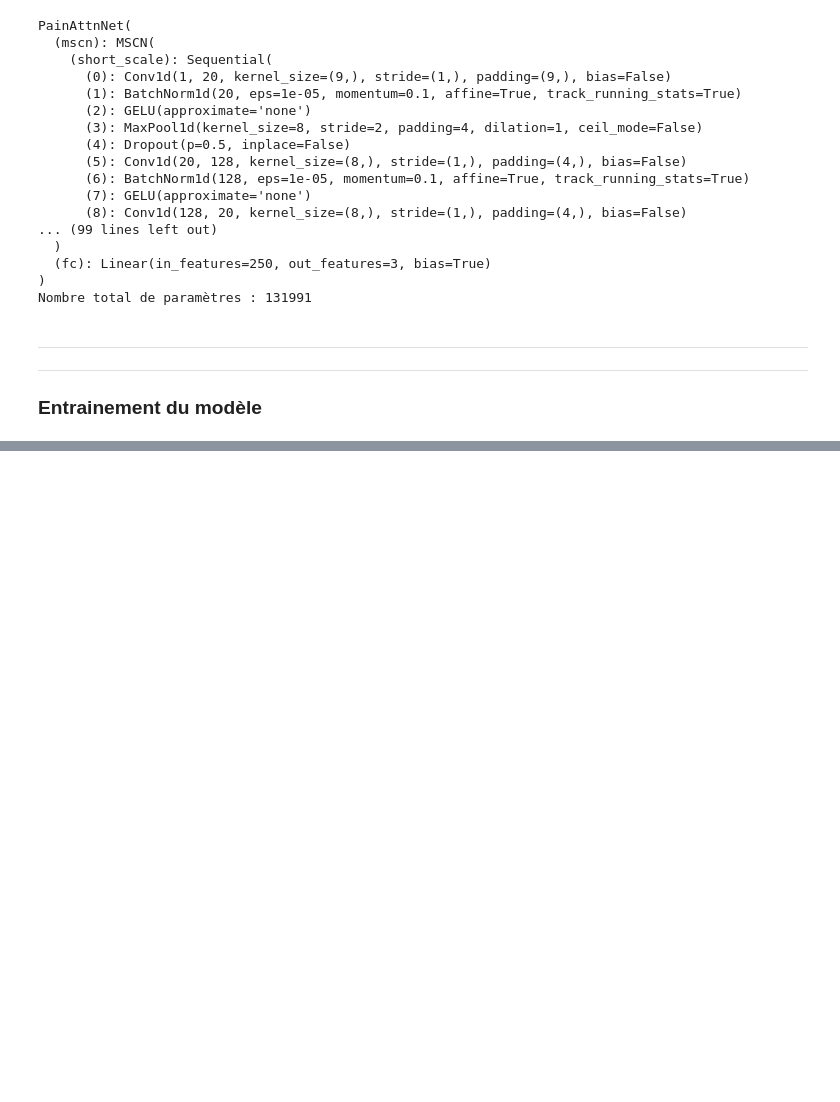
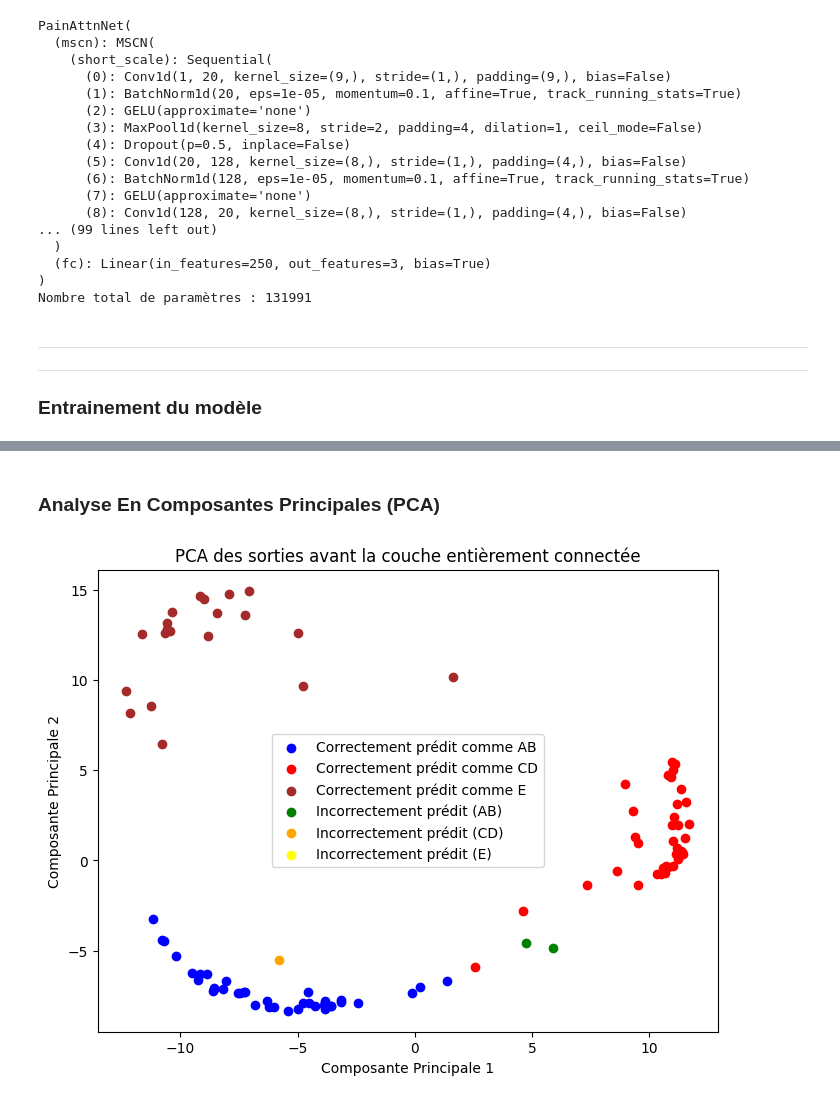
Before and after one commit to deubn31/PTI-Analyse-Classification-de-signaux-EEG, a Jupyter notebook: Classification Supervisée.ipynb, the cells around one changed output, grey strips where cells are left out. Saved outputs shown, nothing was run; the diff lists cells and outputs as text; code cells hidden in the pictures; blank space fills up the shorter version.

```diff
--- a/Classification Supervisée.ipynb
+++ b/Classification Supervisée.ipynb
@@ -1056,0 +959,46 @@ plt.legend()"""
+# %% [markdown]
+### Analyse En Composantes Principales (PCA)
+# %%
+from sklearn.decomposition import PCA
+
+# Convertir les tenseurs en tableaux numpy
+outputbeforefc_np = outputbeforefc.cpu().numpy()
+target_np = target.cpu().numpy()
+pred_np = pred.cpu().numpy()
+
+# Effectuer l'analyse PCA
+pca = PCA(n_components=2)  # Réduire à 2 composantes pour la visualisation
+pca_result = pca.fit_transform(outputbeforefc_np)
+
+# Remplacer la sortie originale par le résultat de la PCA
+output_np = pca_result
+
+# Tracer les résultats de la PCA
+plt.figure(figsize=(8, 6))
+
+# Indices des prédictions correctes et incorrectes pour chaque classe
+index_correct_AB = np.where(np.logical_and(target_np == pred_np, target_np == 0))
+index_correct_CD = np.where(np.logical_and(target_np == pred_np, target_np == 1))
+index_correct_E = np.where(np.logical_and(target_np == pred_np, target_np == 2))
+
+index_incorrect_AB = np.where(np.logical_and(target_np != pred_np, target_np == 0))
+index_incorrect_CD = np.where(np.logical_and(target_np != pred_np, target_np == 1))
+index_incorrect_E = np.where(np.logical_and(target_np != pred_np, target_np == 2))
+
+# Tracer les points pour chaque classe et chaque type de prédiction
+plt.scatter(output_np[index_correct_AB, 0], output_np[index_correct_AB, 1], color='blue', label='Correctement prédit comme AB')
+plt.scatter(output_np[index_correct_CD, 0], output_np[index_correct_CD, 1], color='red', label='Correctement prédit comme CD')
+plt.scatter(output_np[index_correct_E, 0], output_np[index_correct_E, 1], color='brown', label='Correctement prédit comme E')
+
+plt.scatter(output_np[index_incorrect_AB, 0], output_np[index_incorrect_AB, 1], color='green', label='Incorrectement prédit (AB)')
+plt.scatter(output_np[index_incorrect_CD, 0], output_np[index_incorrect_CD, 1], color='orange', label='Incorrectement prédit (CD)')
+plt.scatter(output_np[index_incorrect_E, 0], output_np[index_incorrect_E, 1], color='yellow', label='Incorrectement prédit (E)')
+
+# Ajouter des titres et des légendes
+plt.title('PCA des sorties avant la couche entièrement connectée')
+plt.xlabel('Composante Principale 1')
+plt.ylabel('Composante Principale 2')
+plt.legend()
+plt.show()
+# %% [output]
+[figure, added]
```
Also changed, not shown: parts of 17 cells of this notebook.
